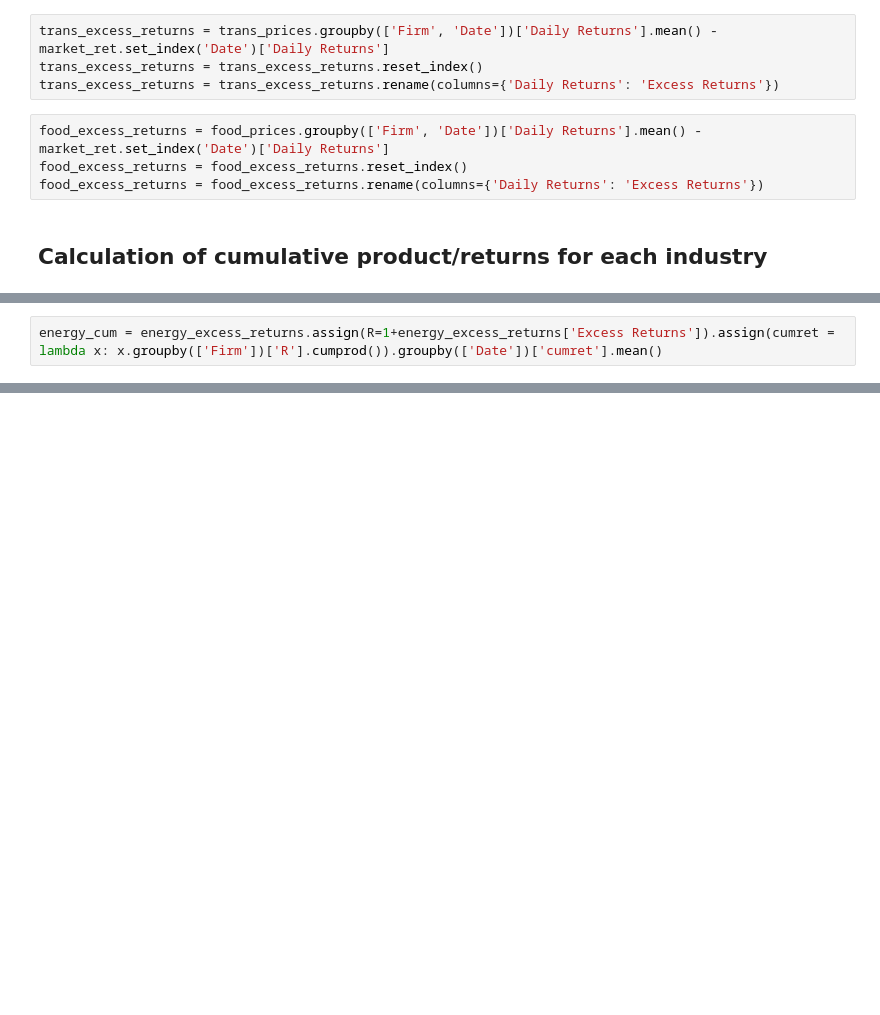
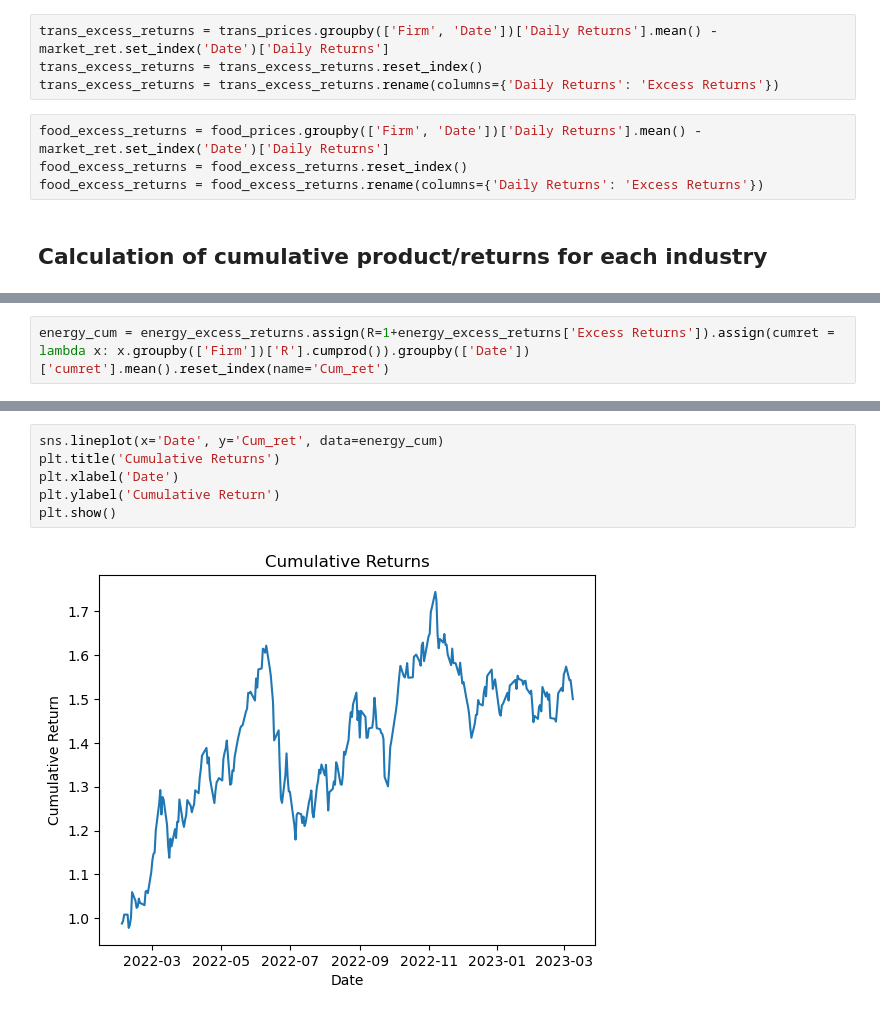
Before and after one commit to jum223/FrontToBack, a Jupyter notebook: Main.ipynb, the cells around one changed output, grey strips where cells are left out. Cells and saved outputs as stored; diff of their text form; blank space fills up the shorter version.

```diff
--- a/Main.ipynb
+++ b/Main.ipynb
@@ -170,3 +176,3 @@ metal_cum = metal_excess_returns.assign(R=1+metal_excess_returns['Excess Returns
 # %%
-energy_cum = energy_excess_returns.assign(R=1+energy_excess_returns['Excess Returns']).assign(cumret = lambda x: x.groupby(['Firm'])['R'].cumprod()).groupby(['Date'])['cumret'].mean()
+energy_cum = energy_excess_returns.assign(R=1+energy_excess_returns['Excess Returns']).assign(cumret = lambda x: x.groupby(['Firm'])['R'].cumprod()).groupby(['Date'])['cumret'].mean().reset_index(name='Cum_ret')
 # %%
@@ -177,0 +194,8 @@ food_cum = food_excess_returns.assign(R=1+food_excess_returns['Excess Returns'])
+# %%
+sns.lineplot(x='Date', y='Cum_ret', data=energy_cum)
+plt.title('Cumulative Returns')
+plt.xlabel('Date')
+plt.ylabel('Cumulative Return')
+plt.show()
+# %% [output]
+[figure, added]
```
Also changed, not shown: parts of 13 cells of this notebook.
